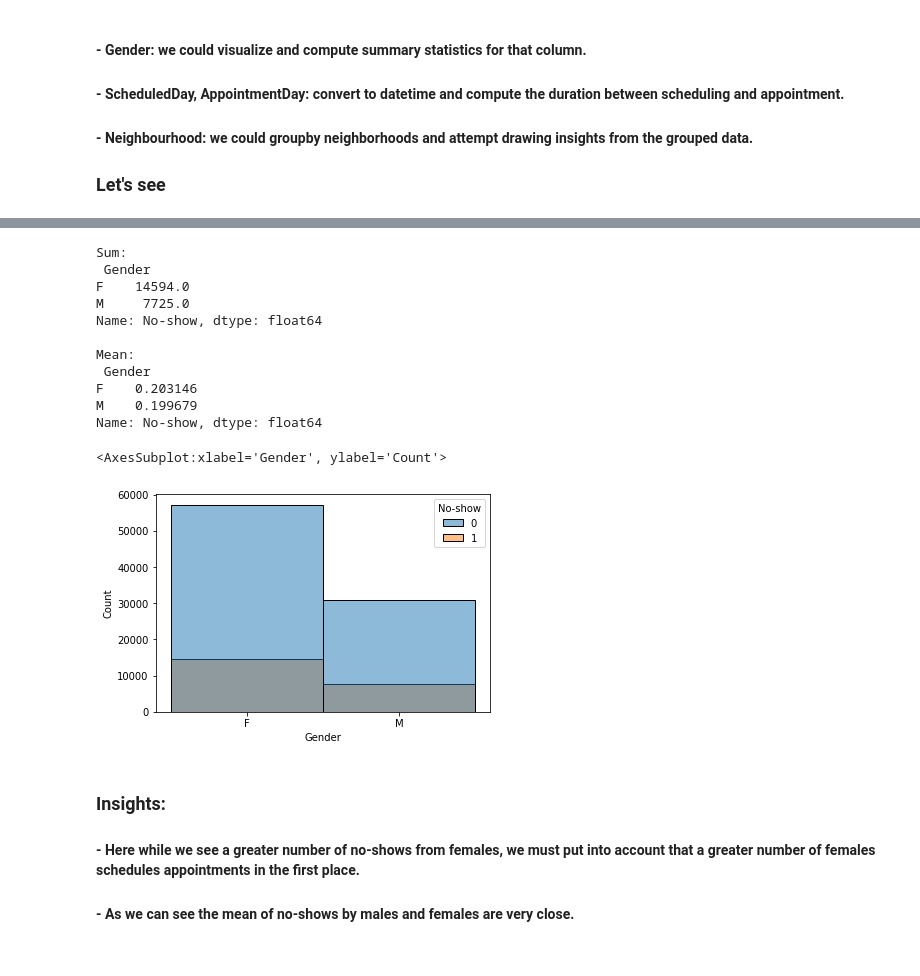
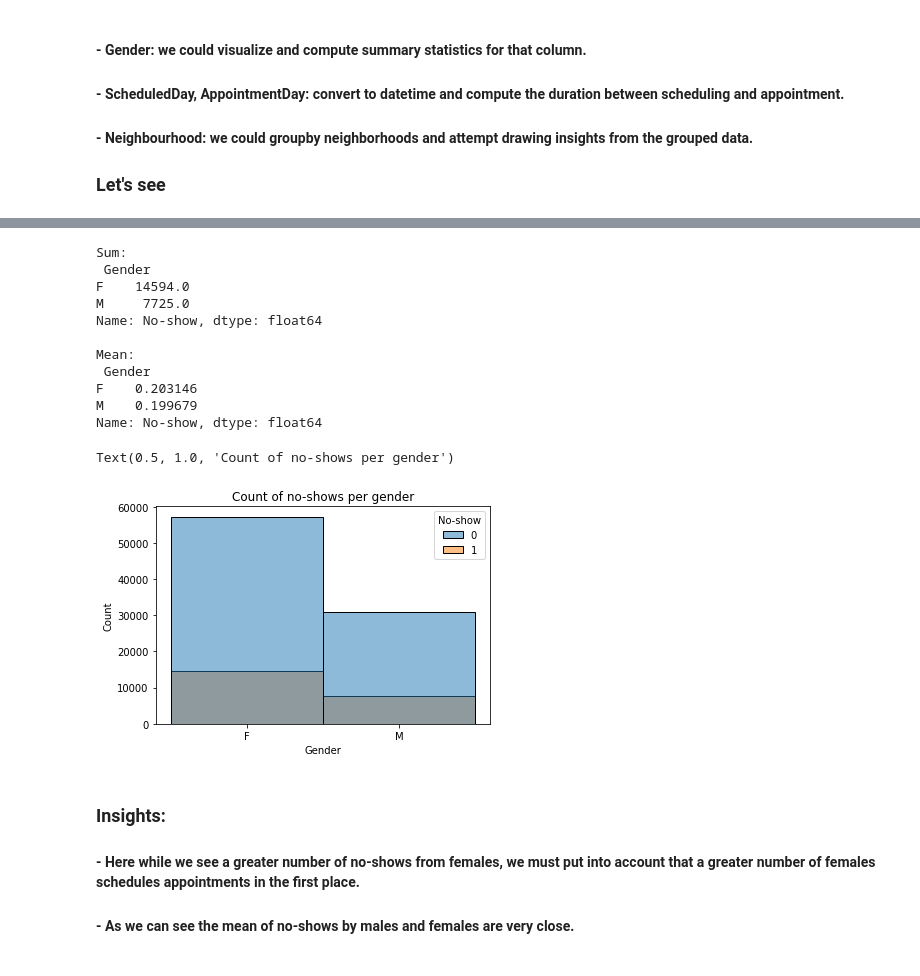
Before and after one commit to nourtalaat/no-show-appointments, a Jupyter notebook: project1.ipynb, the cells around one changed output, grey strips where cells are left out. Cells and saved outputs as stored; diff of their text form; code cells hidden in the pictures.

Commit message:
Added plot titles, and limitations section

```diff
--- a/project1.ipynb
+++ b/project1.ipynb
@@ -77,26 +76,27 @@ no_show.head()
 # %%
 # Gender: summary statistics and visualization
 # We use the DF's 'groupby' function to calculate the sum and mean of no-shows
 gender_grouped = no_show.groupby('Gender')
 # Sum of no-shows by gender
 print('Sum:\n', gender_grouped.sum()['No-show'], '\n')
 # Mean of no-shows by gender
 print('Mean:\n', gender_grouped.mean()['No-show'])
-sns.histplot(data=no_show, x='Gender', hue='No-show')
+p = sns.histplot(data=no_show, x='Gender', hue='No-show')
+p.set_title('Count of no-shows per gender')
 # %% [output]
 Sum:
  Gender
 F    14594.0
 M     7725.0
 Name: No-show, dtype: float64
 
 Mean:
  Gender
 F    0.203146
 M    0.199679
 Name: No-show, dtype: float64
-<AxesSubplot:xlabel='Gender', ylabel='Count'>
+Text(0.5, 1.0, 'Count of no-shows per gender')
-[figure, old version]
+[figure, new version]
 # %% [markdown]
 ### Insights:
 #### - Here while we see a greater number of no-shows from females, we must put into account that a greater number of females schedules appointments in the first place.
```
Also changed, not shown: parts of 12 cells of this notebook, 1 other file.
